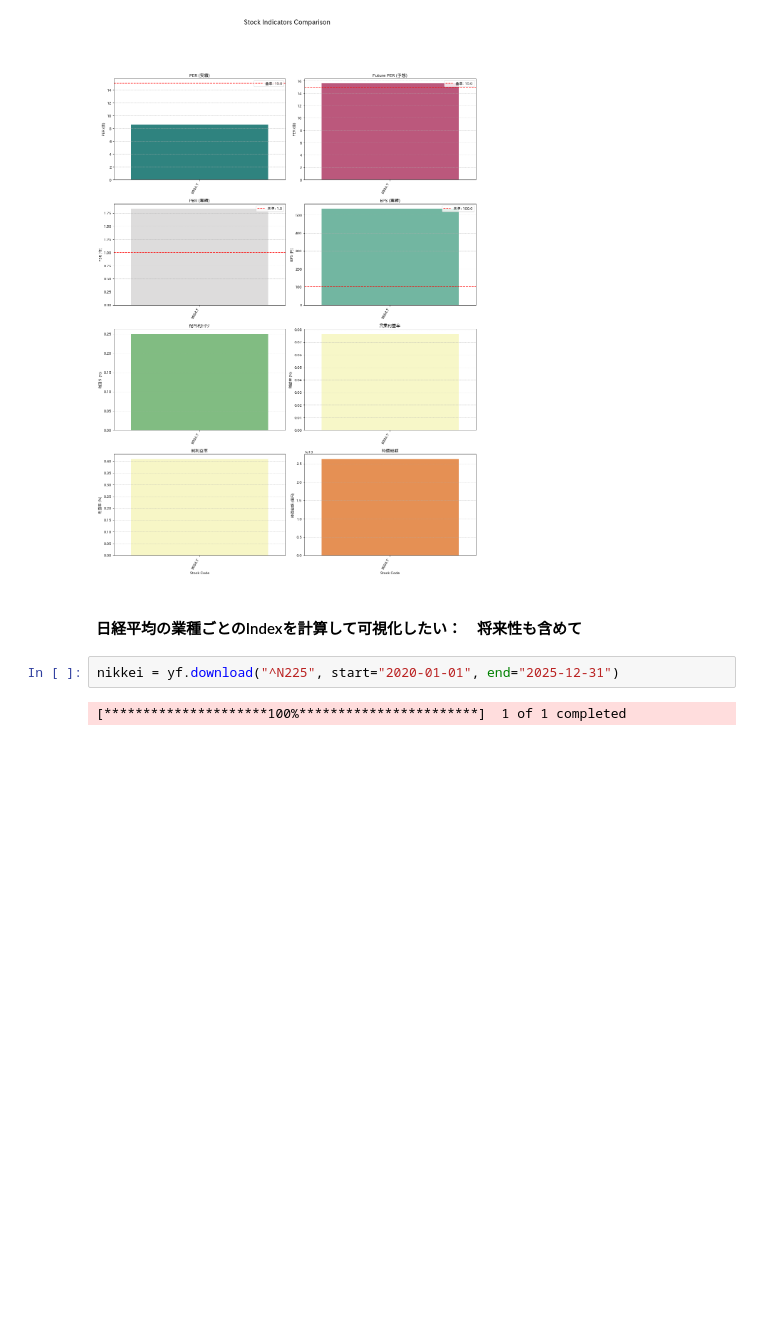
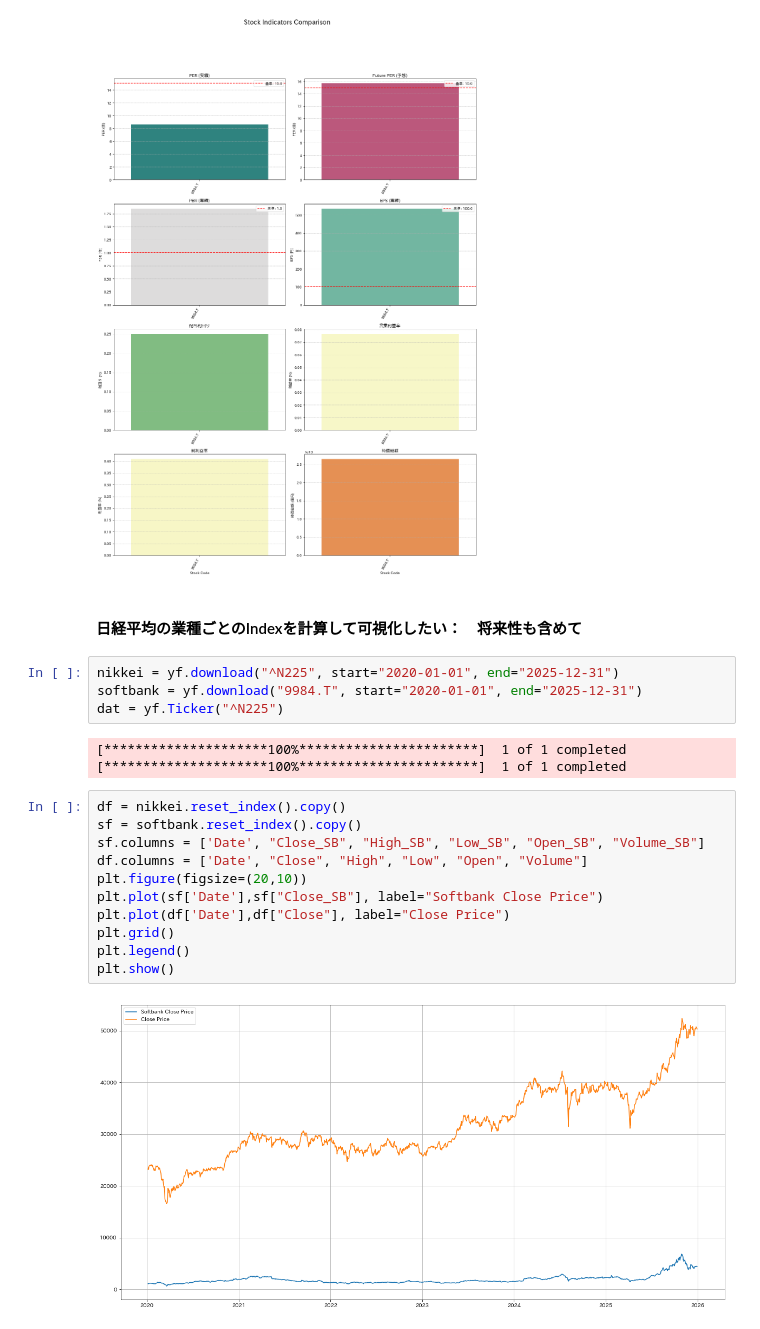
Before and after one commit to Kazuki-Yoshizawa7/Kazuki_module, a Jupyter notebook: Yfinance/02_yfinance.ipynb, the cells around one changed output. Cells and saved outputs as stored; diff of their text form; blank space fills up the shorter version.

```diff
--- a/Yfinance/02_yfinance.ipynb
+++ b/Yfinance/02_yfinance.ipynb
@@ -27,5 +29,21 @@ Plotting for 9984.T
 #### 日経平均の業種ごとのIndexを計算して可視化したい：　将来性も含めて
 # %%
 nikkei = yf.download("^N225", start="2020-01-01", end="2025-12-31")
+softbank = yf.download("9984.T", start="2020-01-01", end="2025-12-31")
+dat = yf.Ticker("^N225")
 # %% [output]
 [*********************100%***********************]  1 of 1 completed
+[*********************100%***********************]  1 of 1 completed
+# %%
+df = nikkei.reset_index().copy()
+sf = softbank.reset_index().copy()
+sf.columns = ['Date', "Close_SB", "High_SB", "Low_SB", "Open_SB", "Volume_SB"]
+df.columns = ['Date', "Close", "High", "Low", "Open", "Volume"]
+plt.figure(figsize=(20,10))
+plt.plot(sf['Date'],sf["Close_SB"], label="Softbank Close Price")
+plt.plot(df['Date'],df["Close"], label="Close Price")
+plt.grid()
+plt.legend()
+plt.show()
+# %% [output]
+[figure, added]
```
Also changed, not shown: parts of 46 cells of this notebook, 3 other files.
